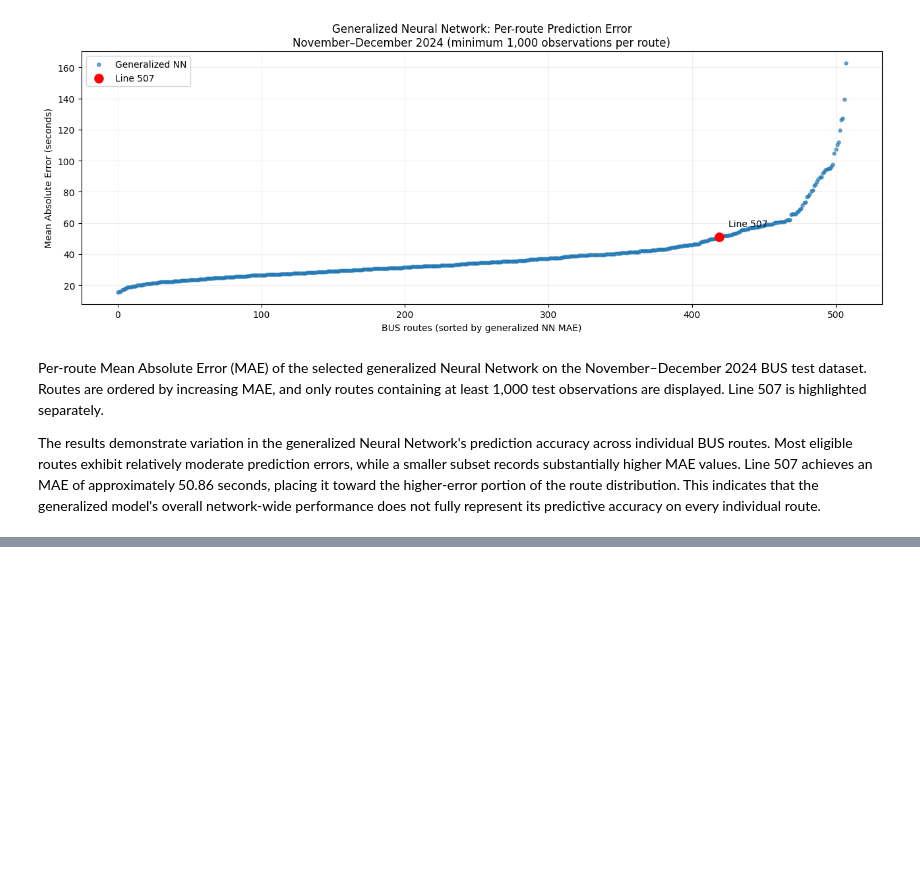
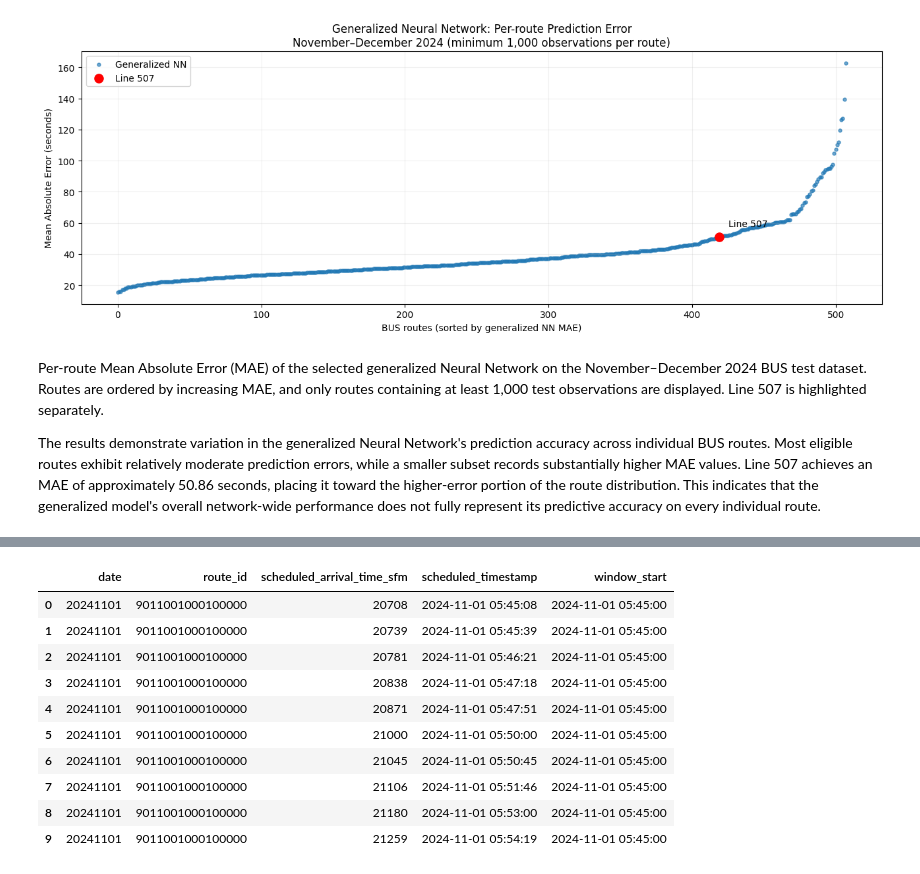
Before and after one commit to naminipla1920-ui/Private, a Jupyter notebook: Copia_de_AI_transportation_project.ipynb, the cells around one changed output, grey strips where cells are left out. Saved outputs shown, nothing was run; the diff lists cells and outputs as text; code cells hidden in the pictures; blank space fills up the shorter version.

```diff
--- a/Copia_de_AI_transportation_project.ipynb
+++ b/Copia_de_AI_transportation_project.ipynb
@@ -9231,0 +10066,67 @@ The results demonstrate variation in the generalized Neural Network's prediction
+# %%
+# Inspect scheduled time ranges in both held-out months
+for month in [11, 12]:
+
+    path = (
+        f"{PROCESSED_PATH}/bus_delay_2024{month:02d}.parquet"
+    )
+
+    pf = pq.ParquetFile(path)
+
+    min_sfm = np.inf
+    max_sfm = -np.inf
+    beyond_midnight = 0
+
+    for batch in pf.iter_batches(
+        batch_size=500_000,
+        columns=["scheduled_arrival_time_sfm"]
+    ):
+
+        times = pd.to_numeric(
+            batch.column(0).to_pandas(),
+            errors="coerce"
+        )
+
+        min_sfm = min(min_sfm, times.min())
+        max_sfm = max(max_sfm, times.max())
+
+        beyond_midnight += int(
+            (times >= 86_400).sum()
+        )
+
+    print(f"\n2024-{month:02d}")
+    print("Minimum scheduled seconds:", min_sfm)
+    print("Maximum scheduled seconds:", max_sfm)
+    print("Observations at or beyond 24:00:", beyond_midnight)
+
+
+# Reconstruct timestamps for the small sample from Cell 3
+time_sample["scheduled_timestamp"] = (
+    pd.to_datetime(
+        time_sample["date"].astype(str),
+        format="%Y%m%d"
+    )
+    + pd.to_timedelta(
+        time_sample["scheduled_arrival_time_sfm"],
+        unit="s"
+    )
+)
+
+time_sample["window_start"] = (
+    time_sample["scheduled_timestamp"].dt.floor("15min")
+)
+
+print("\nReconstructed scheduled windows:")
+
+display(
+    time_sample[
+        [
+            "date",
+            "route_id",
+            "scheduled_arrival_time_sfm",
+            "scheduled_timestamp",
+            "window_start"
+        ]
+    ]
+)
+# %% [output]
@@ -9231,0 +10144,11 @@ The results demonstrate variation in the generalized Neural Network's prediction
+|  | date | route_id | scheduled_arrival_time_sfm | scheduled_timestamp | window_start |
+| 0 | 20241101 | 9011001000100000 | 20708 | 2024-11-01 05:45:08 | 2024-11-01 05:45:00 |
+| 1 | 20241101 | 9011001000100000 | 20739 | 2024-11-01 05:45:39 | 2024-11-01 05:45:00 |
+| 2 | 20241101 | 9011001000100000 | 20781 | 2024-11-01 05:46:21 | 2024-11-01 05:45:00 |
+| 3 | 20241101 | 9011001000100000 | 20838 | 2024-11-01 05:47:18 | 2024-11-01 05:45:00 |
+| 4 | 20241101 | 9011001000100000 | 20871 | 2024-11-01 05:47:51 | 2024-11-01 05:45:00 |
+| 5 | 20241101 | 9011001000100000 | 21000 | 2024-11-01 05:50:00 | 2024-11-01 05:45:00 |
+| 6 | 20241101 | 9011001000100000 | 21045 | 2024-11-01 05:50:45 | 2024-11-01 05:45:00 |
+| 7 | 20241101 | 9011001000100000 | 21106 | 2024-11-01 05:51:46 | 2024-11-01 05:45:00 |
+| 8 | 20241101 | 9011001000100000 | 21180 | 2024-11-01 05:53:00 | 2024-11-01 05:45:00 |
+| 9 | 20241101 | 9011001000100000 | 21259 | 2024-11-01 05:54:19 | 2024-11-01 05:45:00 |
```
Also changed, not shown: parts of 25 cells of this notebook.
